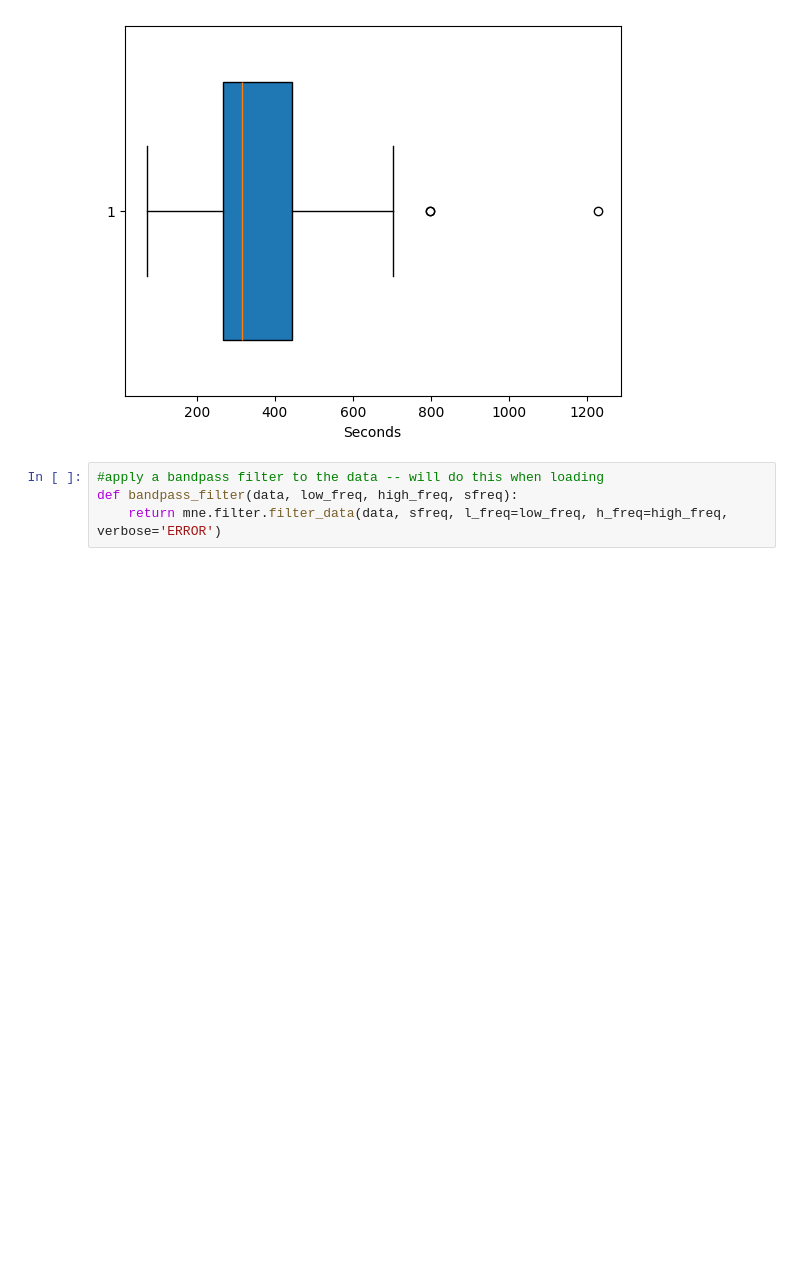
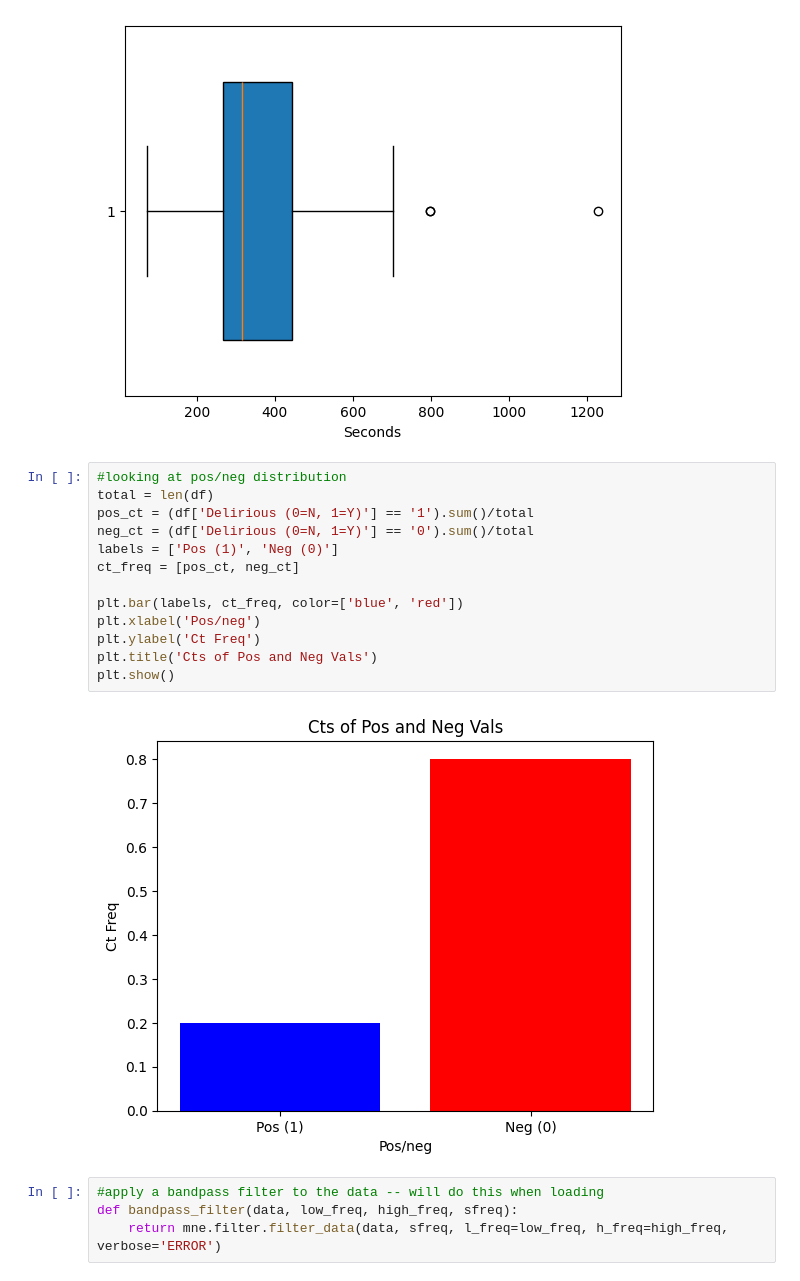
Before and after one commit to TaylorT52/eeg-analysis, a Jupyter notebook: processing.ipynb, the cells around one changed output. Drawn from its saved outputs; the diff is of its cells as text; blank space fills up the shorter version.

Commit message:
look @ pos/neg distribution

```diff
--- a/processing.ipynb
+++ b/processing.ipynb
@@ -179,6 +179,21 @@ plt.xlabel('Seconds')
 plt.show()
 # %% [output]
 [figure]
+# %%
+#looking at pos/neg distribution
+total = len(df)
+pos_ct = (df['Delirious (0=N, 1=Y)'] == '1').sum()/total
+neg_ct = (df['Delirious (0=N, 1=Y)'] == '0').sum()/total
+labels = ['Pos (1)', 'Neg (0)']
+ct_freq = [pos_ct, neg_ct]
+
+plt.bar(labels, ct_freq, color=['blue', 'red'])
+plt.xlabel('Pos/neg')
+plt.ylabel('Ct Freq')
+plt.title('Cts of Pos and Neg Vals')
+plt.show()
+# %% [output]
+[figure, added]
 # %%
 #apply a bandpass filter to the data -- will do this when loading
 def bandpass_filter(data, low_freq, high_freq, sfreq):
```
Also changed, not shown: parts of 5 cells of this notebook.
